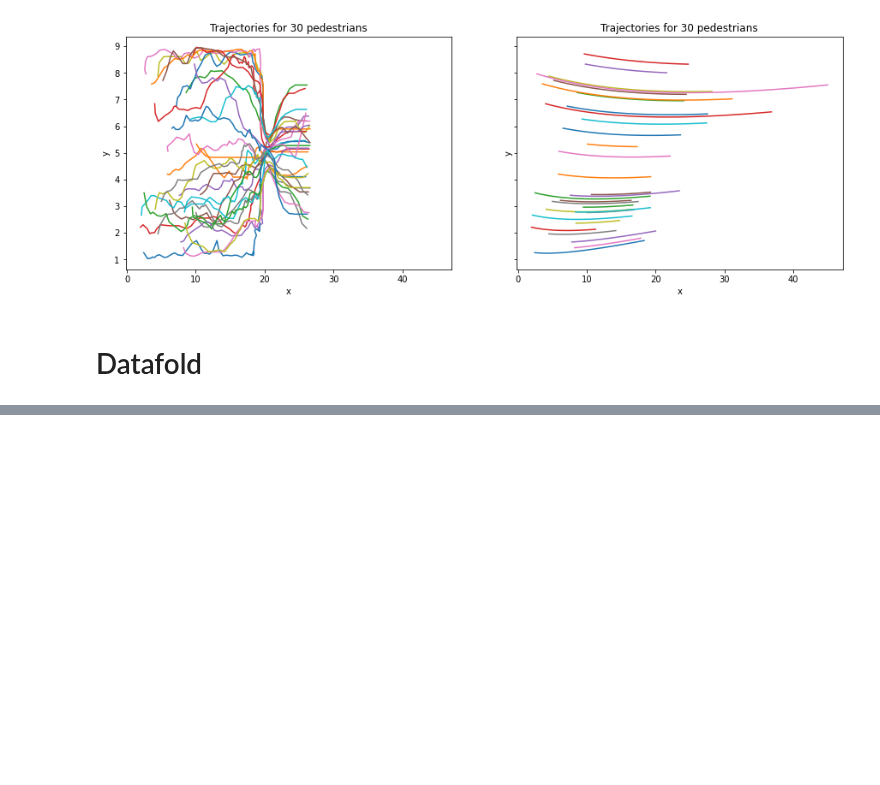
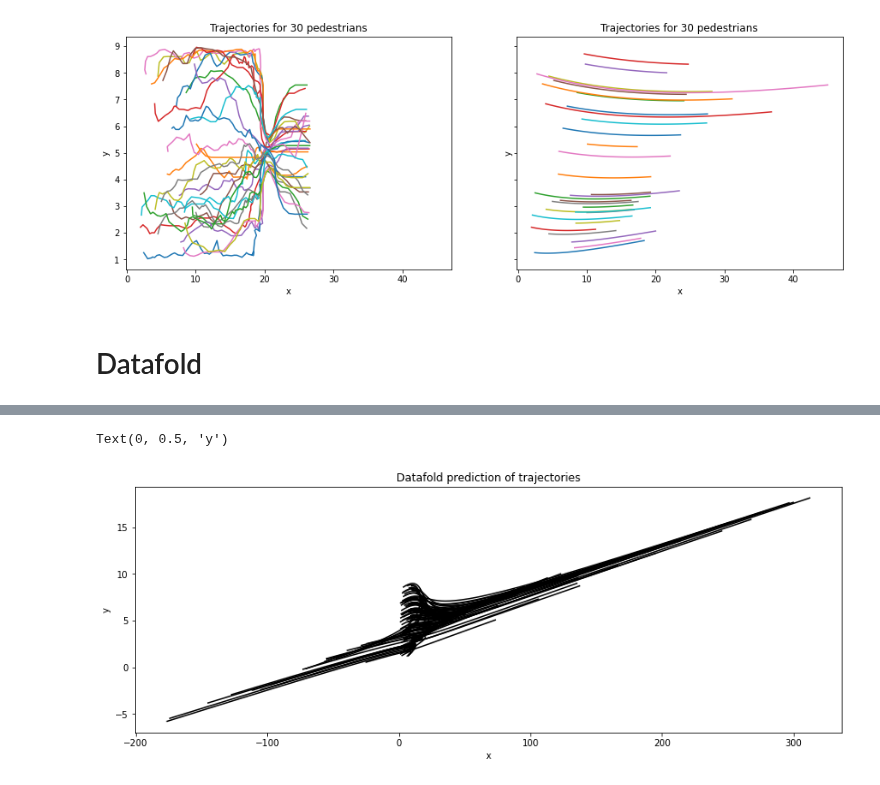
Before and after one commit to waleedbinkhalid74/ml_cms_final_project, a Jupyter notebook: ml_cms_final_proj_task_5.ipynb, the cells around one changed output, grey strips where cells are left out. Cells and saved outputs as stored; diff of their text form; code cells hidden in the pictures; blank space fills up the shorter version.

```diff
--- a/ml_cms_final_proj_task_5.ipynb
+++ b/ml_cms_final_proj_task_5.ipynb
@@ -375,0 +387,12 @@ AttributeError: 'AxesSubplot' object has no attribute 'set_titel'
+# %%
+fig, ax = plt.subplots(1, 1, figsize=(14, 5))
+
+for _id, df in edmd_poly_values.itertimeseries():
+    ax.plot(df["x1"].to_numpy(), df["x2"].to_numpy(), 0.1, c="black")
+ax.set_title('Datafold prediction of trajectories')
+ax.set_xlabel('x'); ax.set_ylabel('y')
+
+# fig.savefig('figures/edmd_traj_pred_datafold.png')
+# %% [output]
+Text(0, 0.5, 'y')
+[figure, added]
```
Also changed, not shown: parts of 40 cells of this notebook, 9 other files.
